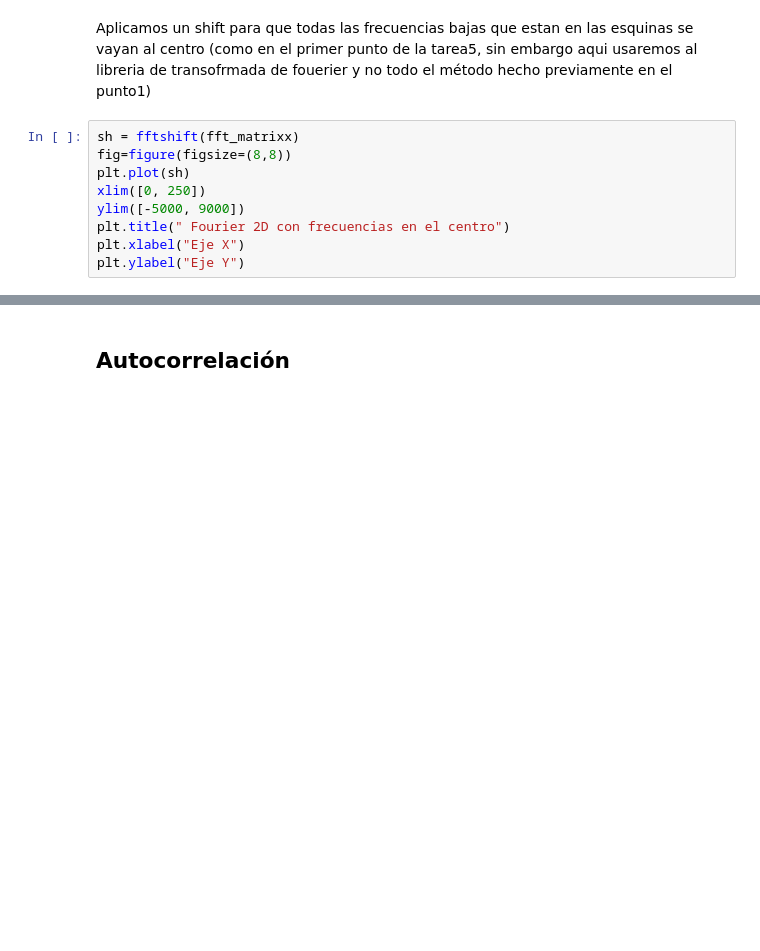
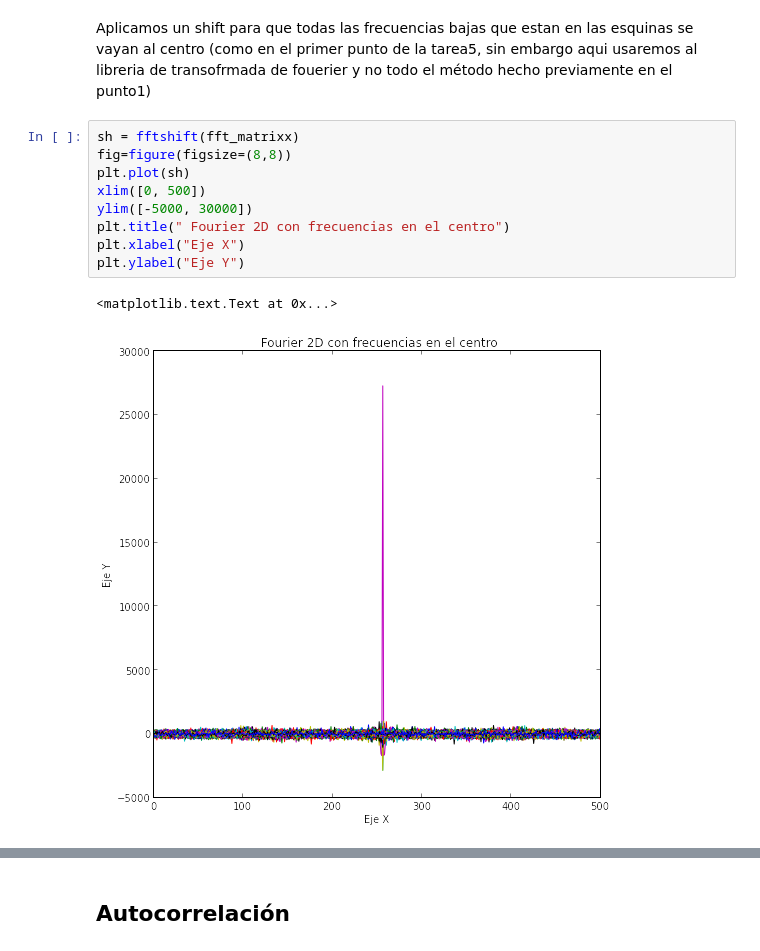
Before and after one commit to LinaPerez/PerezAngel_GarzonAlvarado_hw5, a Jupyter notebook: Diametro_circulos.ipynb, the cells around one changed output, grey strips where cells are left out. Cells and saved outputs as stored; diff of their text form; blank space fills up the shorter version.

```diff
--- a/Diametro_circulos.ipynb
+++ b/Diametro_circulos.ipynb
@@ -104,12 +102,15 @@ Aplicamos un shift para que todas las frecuencias bajas que estan en las esquina
 # %%
 sh = fftshift(fft_matrixx)
 fig=figure(figsize=(8,8))
 plt.plot(sh)
-xlim([0, 250])
-ylim([-5000, 9000])
+xlim([0, 500])
+ylim([-5000, 30000])
 plt.title(" Fourier 2D con frecuencias en el centro")
 plt.xlabel("Eje X")
 plt.ylabel("Eje Y")
+# %% [output]
+<matplotlib.text.Text at 0x...>
+[figure, added]
 # %%
 fig=figure(figsize=(8,8))
 sh = fftshift(fft_matrixx)
```
Also changed, not shown: parts of 4 cells of this notebook.
